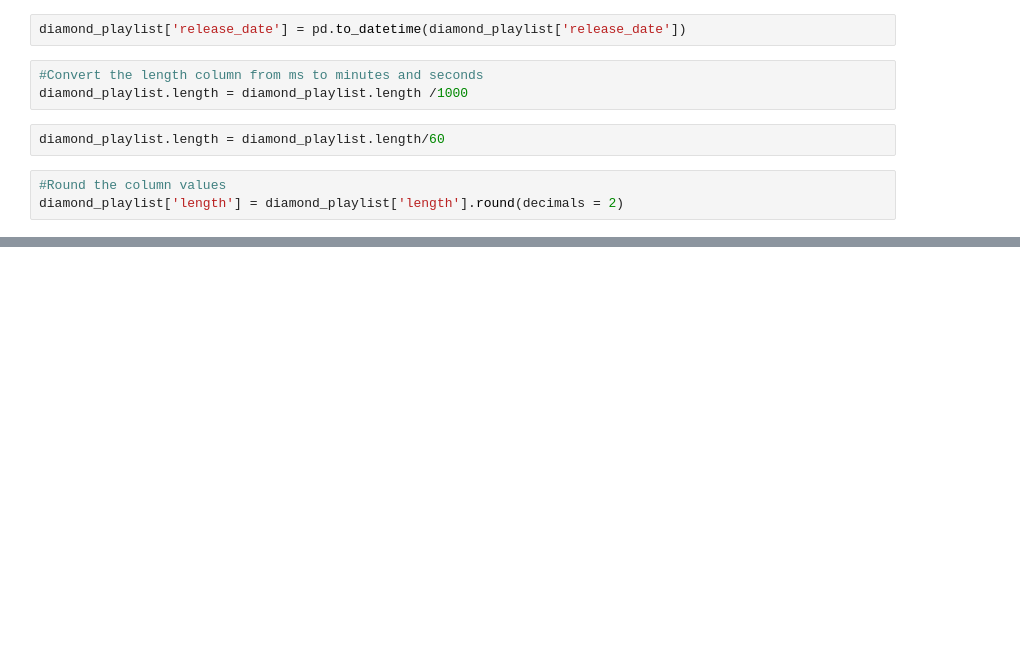
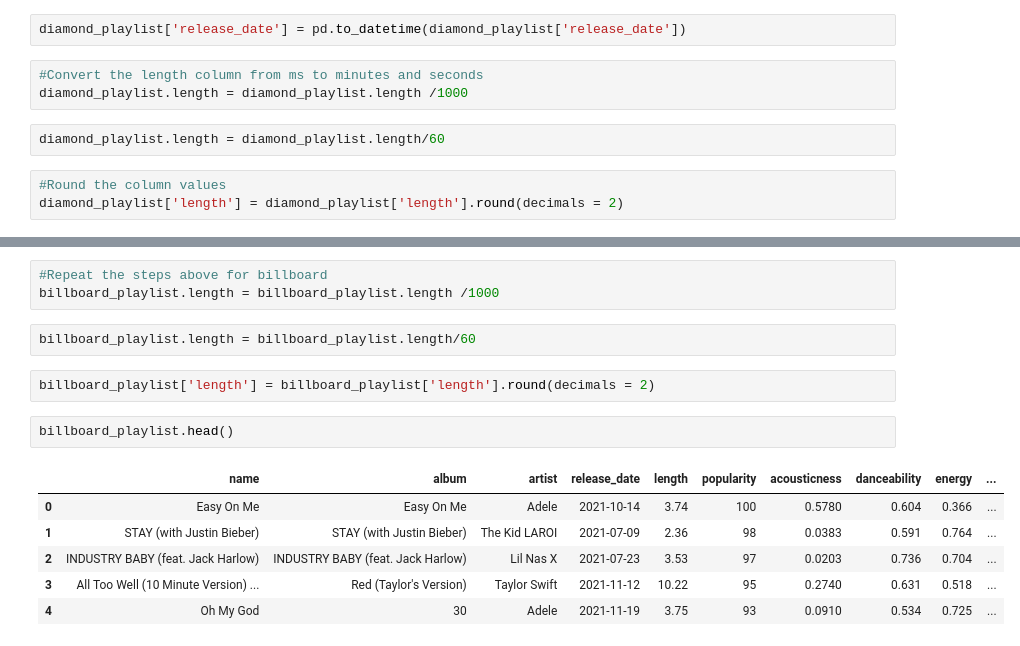
Before and after one commit to tomleewise/capstone, a Jupyter notebook: capstone_ver2.ipynb, the cells around one changed output, grey strips where cells are left out. Saved outputs shown, nothing was run; the diff lists cells and outputs as text; blank space fills up the shorter version.

```diff
--- a/capstone_ver2.ipynb
+++ b/capstone_ver2.ipynb
@@ -484,3 +484,19 @@ diamond_playlist.head()
 | 2 | Not Afraid | Not Afraid | Eminem | 2010-01-01 | 4.19 | 36 | 0.54900 | 0.856 | 0.953 | ... |
 | 3 | Bad Romance | Bad Romance | Lady Gaga | 2009-01-01 | 4.91 | 48 | 0.00264 | 0.695 | 0.919 | ... |
 | 4 | Radioactive | Night Visions | Imagine Dragons | 2012-09-04 | 3.11 | 73 | 0.10600 | 0.448 | 0.784 | ... |
+# %%
+#Repeat the steps above for billboard
+billboard_playlist.length = billboard_playlist.length /1000
+# %%
+billboard_playlist.length = billboard_playlist.length/60
+# %%
+billboard_playlist['length'] = billboard_playlist['length'].round(decimals = 2)
+# %%
+billboard_playlist.head()
+# %% [output]
+|  | name | album | artist | release_date | length | popularity | acousticness | danceability | energy | ... |
+| 0 | Easy On Me | Easy On Me | Adele | 2021-10-14 | 3.74 | 100 | 0.5780 | 0.604 | 0.366 | ... |
+| 1 | STAY (with Justin Bieber) | STAY (with Justin Bieber) | The Kid LAROI | 2021-07-09 | 2.36 | 98 | 0.0383 | 0.591 | 0.764 | ... |
+| 2 | INDUSTRY BABY (feat. Jack Harlow) | INDUSTRY BABY (feat. Jack Harlow) | Lil Nas X | 2021-07-23 | 3.53 | 97 | 0.0203 | 0.736 | 0.704 | ... |
+| 3 | All Too Well (10 Minute Version) ... | Red (Taylor's Version) | Taylor Swift | 2021-11-12 | 10.22 | 95 | 0.2740 | 0.631 | 0.518 | ... |
+| 4 | Oh My God | 30 | Adele | 2021-11-19 | 3.75 | 93 | 0.0910 | 0.534 | 0.725 | ... |
```
Also changed, not shown: parts of 1 cell of this notebook.
